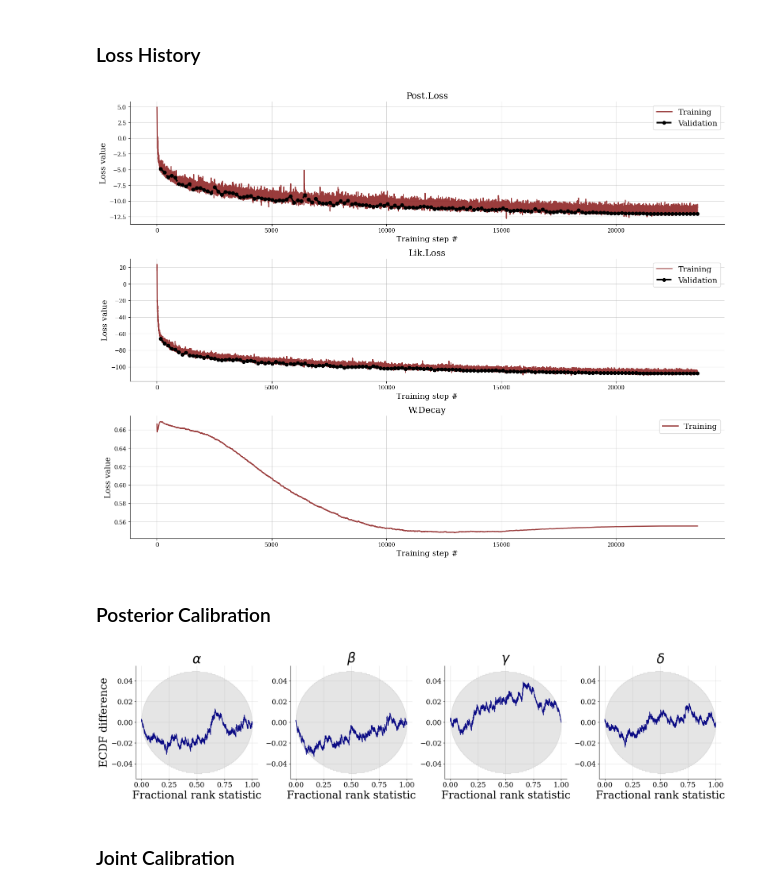
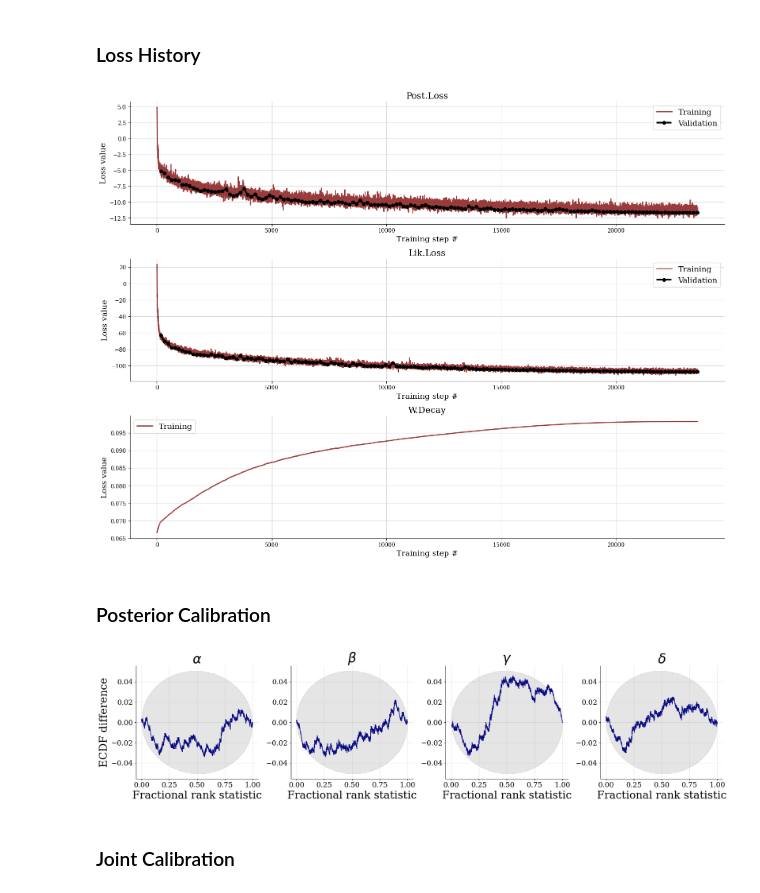
Before and after one commit to bayesflow-org/JANA-Paper, a Jupyter notebook: experiments/benchmarks/benchmark_10_lotka_volterra.ipynb, the cells around one changed output. Cells and saved outputs as stored; diff of their text form; code cells hidden in the pictures.

```diff
--- a/experiments/benchmarks/benchmark_10_lotka_volterra.ipynb
+++ b/experiments/benchmarks/benchmark_10_lotka_volterra.ipynb
@@ -48,11 +50,11 @@ latent_dist_l = tfd.MultivariateStudentTLinearOperator(
 
 coupling_settings = {
     'affine': {
-        'dense_args': dict(units=128, activation='tanh', kernel_regularizer=tf.keras.regularizers.l2(1e-4)),
+        'dense_args': dict(units=128, activation='tanh', kernel_regularizer=tf.keras.regularizers.l2(1e-5)),
         'dropout_prob': 0.05
     },
     'spline': {
-        'dense_args': dict(units=128, activation='tanh', kernel_regularizer=tf.keras.regularizers.l2(1e-4)),
+        'dense_args': dict(units=128, activation='tanh', kernel_regularizer=tf.keras.regularizers.l2(1e-5)),
         'dropout_prob': 0.05
     }
 }
@@ -95,6 +97,7 @@ trainer = Trainer(
     generative_model=benchmark.generative_model,
     configurator=partial(benchmark.configurator, as_summary_condition=True),
     checkpoint_path=f'checkpoints/{benchmark_name}',
-    memory=False
+    memory=False,
+    max_to_keep=1
 )
 # %% [output]
@@ -115,3 +118,3 @@ train_data = trainer.generative_model(SIMULATION_BUDGET)
 # %%
-%%time
-h = trainer.train_offline(train_data, EPOCHS, BATCH_SIZE, validation_sims=N_VAL)
+# %%time
+# h = trainer.train_offline(train_data, EPOCHS, BATCH_SIZE, validation_sims=N_VAL)
@@ -145,8 +134,6 @@ f = plot_losses(h['train_losses'], h['val_losses'])
 # Load test data
 with open(f'test_data/{benchmark_name}_test.pkl', 'rb') as f:
     test_dict = pickle.load(f)
-# %%
-test_dict = trainer.con
 # %%
 # Simulate from surrogate simulator
 x_sim_s = amortizer.sample_data(test_dict, n_samples=1)
@@ -206,16 +177,24 @@ h = trainer.loss_history.get_plottable()
 f = plot_losses(h['train_losses'], h['val_losses'])
 plt.savefig(f"figures/{benchmark_name}_losses.pdf", dpi=300, bbox_inches="tight")
 # %% [output]
-[figure, old version]
+[figure, new version]
 # %% [markdown]
 ### Posterior Calibration
 # %%
-f = plot_sbc_ecdf_appendix(post_samples, prior_samples, ecdf_bands_kwargs=dict(confidence=0.95),
-                           param_names = benchmark.benchmark_info['parameter_names'],
-                           label_fontsize=24, legend_fontsize=24, difference=True, rank_ecdf_color = '#000080' )
-plt.savefig(f"figures/{benchmark_name}_posterior_calibration_diff_separate.pdf", dpi = 300, bbox_inches = "tight")
+f = plot_sbc_ecdf_appendix(
+    post_samples,
+    prior_samples,
+    ecdf_bands_kwargs=dict(confidence=0.95),
+    param_names=benchmark.benchmark_info['parameter_names'],
+    label_fontsize=24,
+    legend_fontsize=24,
+    difference=True,
+    rank_ecdf_color='#000080'
+)
+
+plt.savefig(f"figures/{benchmark_name}_posterior_calibration_diff_separate.pdf", dpi=300, bbox_inches="tight")
 # %% [output]
-[figure, old version]
+[figure, new version]
 # %% [markdown]
 ### Joint Calibration
 # %%
```
Also changed, not shown: parts of 14 cells of this notebook, 5 other files.
